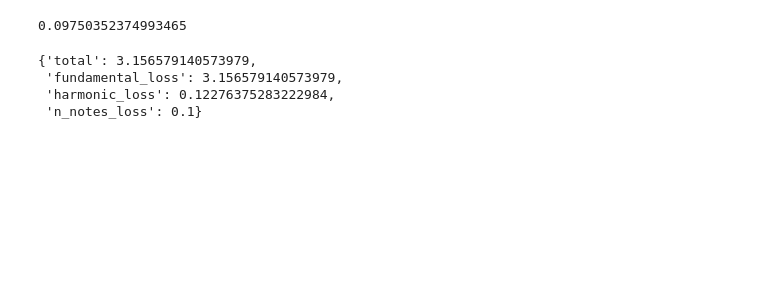
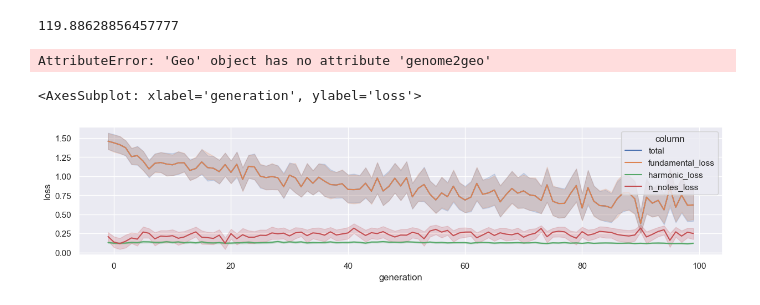
Before and after one commit to jnehring/didge-lab, a Jupyter notebook: src/experiments/nuevolution/test.ipynb, the cells around one changed output. Cells and saved outputs as stored; diff of their text form; code cells hidden in the pictures; blank space fills up the shorter version.

```diff
--- a/src/experiments/nuevolution/test.ipynb
+++ b/src/experiments/nuevolution/test.ipynb
@@ -55,22 +286,9 @@ def get_fundamental_freq(geo):
     fundamental = np.argmax(impedance)
     return freqs[fundamental]
 
-class Loss(LossFunction):
-
-    def __init__(self):
-        self.target_f = note_to_freq(-31)
-        self.target_f = np.log2(self.target_f)
-
-    def loss(self, genome : Genome):
-        geo = gene2geo(genome)
-        fundamental = get_fundamental_freq(geo)
-        loss = np.abs(np.log2(fundamental) - self.target_f)
-        return loss
-
-loss = Loss()
-loss.loss(genome)
+get_fundamental_freq(geo)
 # %% [output]
-0.09750352374993465
+119.88628856457777
 # %%
 class MultiplierLoss(LossFunction):
 
@@ -78,7 +296,8 @@ class MultiplierLoss(LossFunction):
         self.target_f = np.arange(1,15) * note_to_freq(-19)
         self.target_f = np.log2(self.target_f)
 
-    def loss(self, geo):
+    def loss(self, genome : GeoGenomeA):
+        geo = genome.genome2geo()
         freqs = get_log_simulation_frequencies(1, 1000, 5)
         segments = create_segments(geo)
         impedance = compute_impedance(segments, freqs)
@@ -86,12 +305,11 @@ class MultiplierLoss(LossFunction):
 
         logfreq = np.log2(notes.freq)
         deltas = []
-
         for freq in logfreq:
             closest_target_i = np.argmin(np.abs(self.target_f - freq))
             deltas.append(np.abs(self.target_f[closest_target_i]-freq))
 
-        fundamental_loss = 3*deltas[0]
+        fundamental_loss = 7*deltas[0]
         harmonic_loss = np.mean(deltas[1:])
         n_notes_loss = (10-len(notes))/10
 
@@ -102,11 +320,28 @@ class MultiplierLoss(LossFunction):
             "n_notes_loss": n_notes_loss
         }
 
+
 geo = Geo([[0,32], [1000, 37], [1200, 50], [1500, 70]])
 
 MultiplierLoss().loss(geo)
 # %% [output]
-{'total': 3.156579140573979,
- 'fundamental_loss': 3.156579140573979,
- 'harmonic_loss': 0.12276375283222984,
- 'n_notes_loss': 0.1}
+AttributeError: 'Geo' object has no attribute 'genome2geo'
+# %%
+import pandas as pd
+import seaborn as sns
+infile = "/tmp/evolution_operations.csv"
+df = pd.read_csv(infile)
+
+dfs = []
+for c in df.columns:
+    if c[0:5] == "loss_":
+        df2 = df[["generation"]].copy()
+        df2["column"] = c[5:]
+        df2["loss"] = df[c]
+        dfs.append(df2)
+
+dfs = pd.concat(dfs)
+sns.lineplot(data=dfs, x="generation", y="loss", hue="column")
+# %% [output]
+<AxesSubplot: xlabel='generation', ylabel='loss'>
+[figure, added]
```
Also changed, not shown: parts of 8 cells of this notebook, 2 other files.
